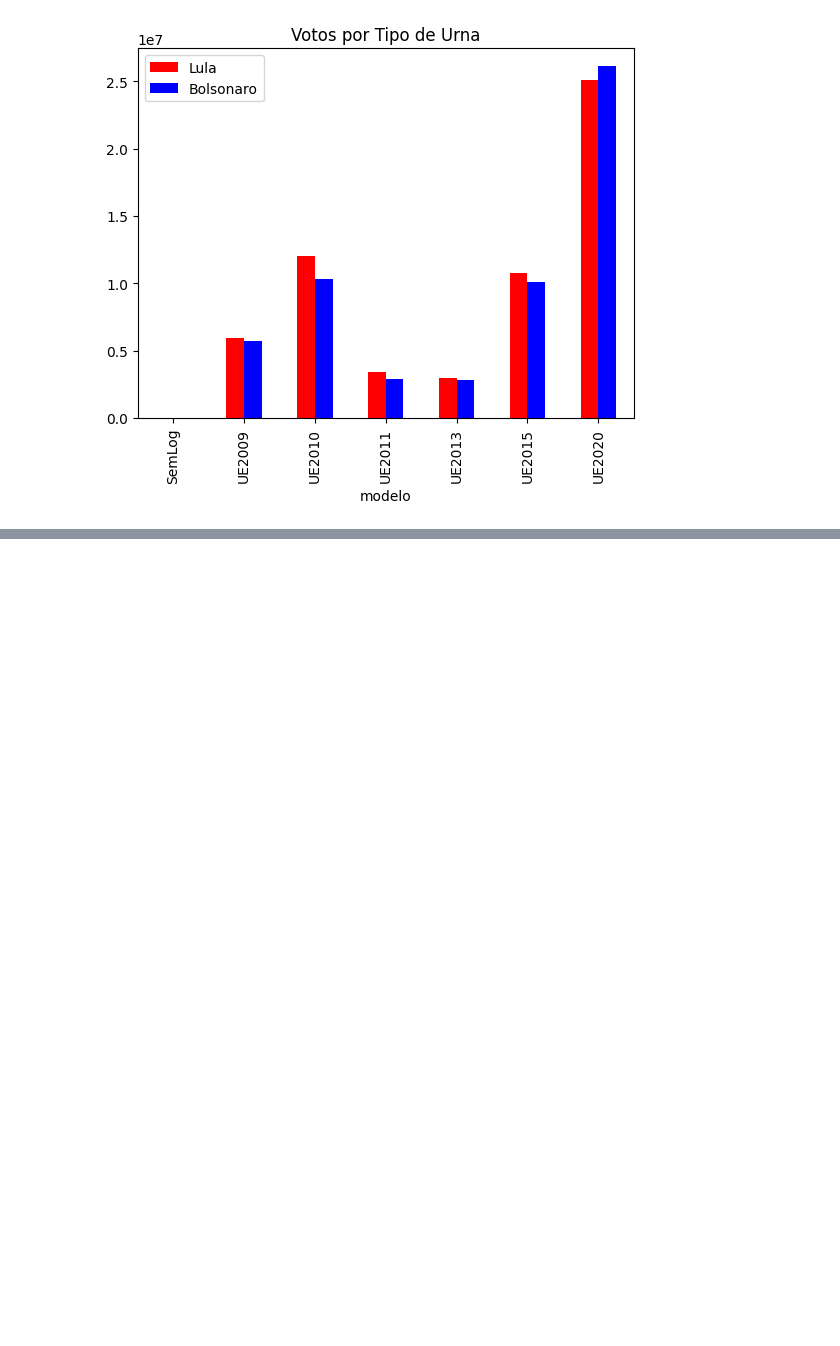
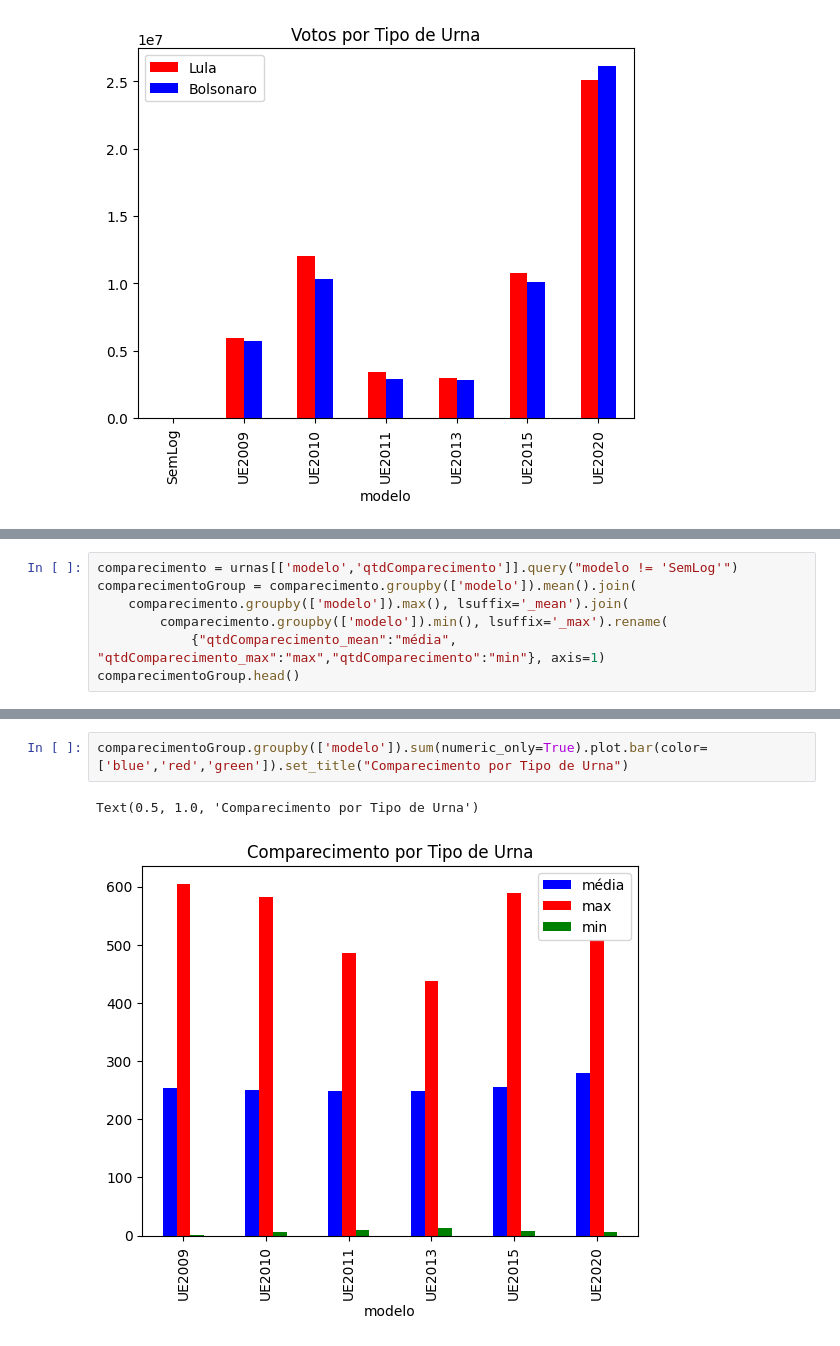
Before and after one commit to NinoCoelho/process_tse_logjez, a Jupyter notebook: auditoriaEleicoes.ipynb, the cells around one changed output, grey strips where cells are left out. Cells and saved outputs as stored; diff of their text form; blank space fills up the shorter version.

```diff
--- a/auditoriaEleicoes.ipynb
+++ b/auditoriaEleicoes.ipynb
@@ -234,0 +237,7 @@ Text(0.5, 1.0, 'Votos por Tipo de Urna')
+# %%
+comparecimento = urnas[['modelo','qtdComparecimento']].query("modelo != 'SemLog'")
+comparecimentoGroup = comparecimento.groupby(['modelo']).mean().join(
+    comparecimento.groupby(['modelo']).max(), lsuffix='_mean').join(
+        comparecimento.groupby(['modelo']).min(), lsuffix='_max').rename(
+            {"qtdComparecimento_mean":"média", "qtdComparecimento_max":"max","qtdComparecimento":"min"}, axis=1)
+comparecimentoGroup.head()
@@ -234,0 +252,5 @@ Text(0.5, 1.0, 'Votos por Tipo de Urna')
+# %%
+comparecimentoGroup.groupby(['modelo']).sum(numeric_only=True).plot.bar(color=['blue','red','green']).set_title("Comparecimento por Tipo de Urna")
+# %% [output]
+Text(0.5, 1.0, 'Comparecimento por Tipo de Urna')
+[figure, added]
```
Also changed, not shown: parts of 5 cells of this notebook, 1 other file.
